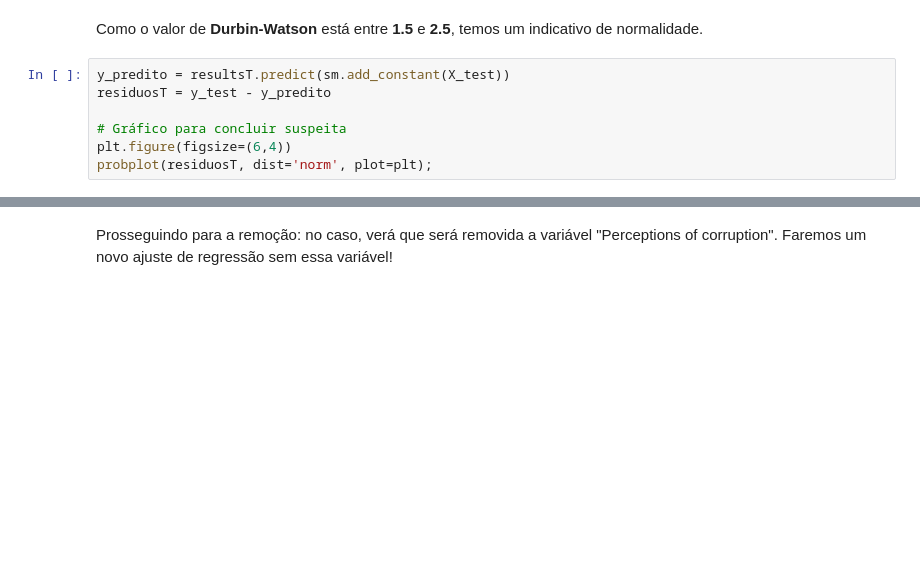
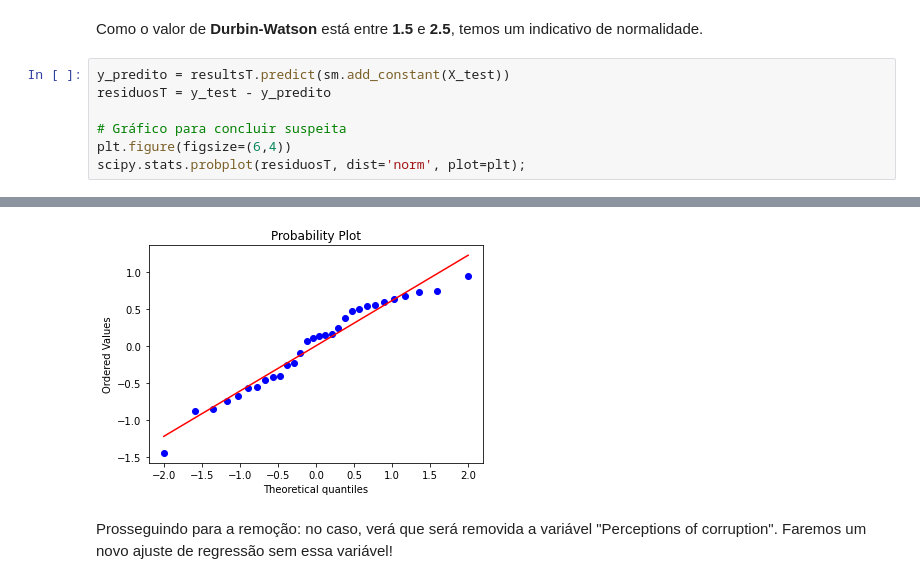
Before and after one commit to niveaabreu/Projeto-2-Ciencia-dos-Dados, a Jupyter notebook: Projeto 2 - Ciência dos Dados.ipynb, the cells around one changed output, grey strips where cells are left out. Cells and saved outputs as stored; diff of their text form; blank space fills up the shorter version.

```diff
--- a/Projeto 2 - Ciência dos Dados.ipynb
+++ b/Projeto 2 - Ciência dos Dados.ipynb
@@ -494,5 +492,5 @@ residuosT = y_test - y_predito
 
 # Gráfico para concluir suspeita
 plt.figure(figsize=(6,4))
-probplot(residuosT, dist='norm', plot=plt);
+scipy.stats.probplot(residuosT, dist='norm', plot=plt);
 # %% [output]
@@ -501,3 +497,4 @@ probplot(residuosT, dist='norm', plot=plt);
+[figure, added]
 # %% [markdown]
 Prosseguindo para a remoção: no caso, verá que será removida a variável "Perceptions of corruption". Faremos um novo ajuste de regressão sem essa variável!
 # %%
```
Also changed, not shown: parts of 24 cells of this notebook, 1 other file.
